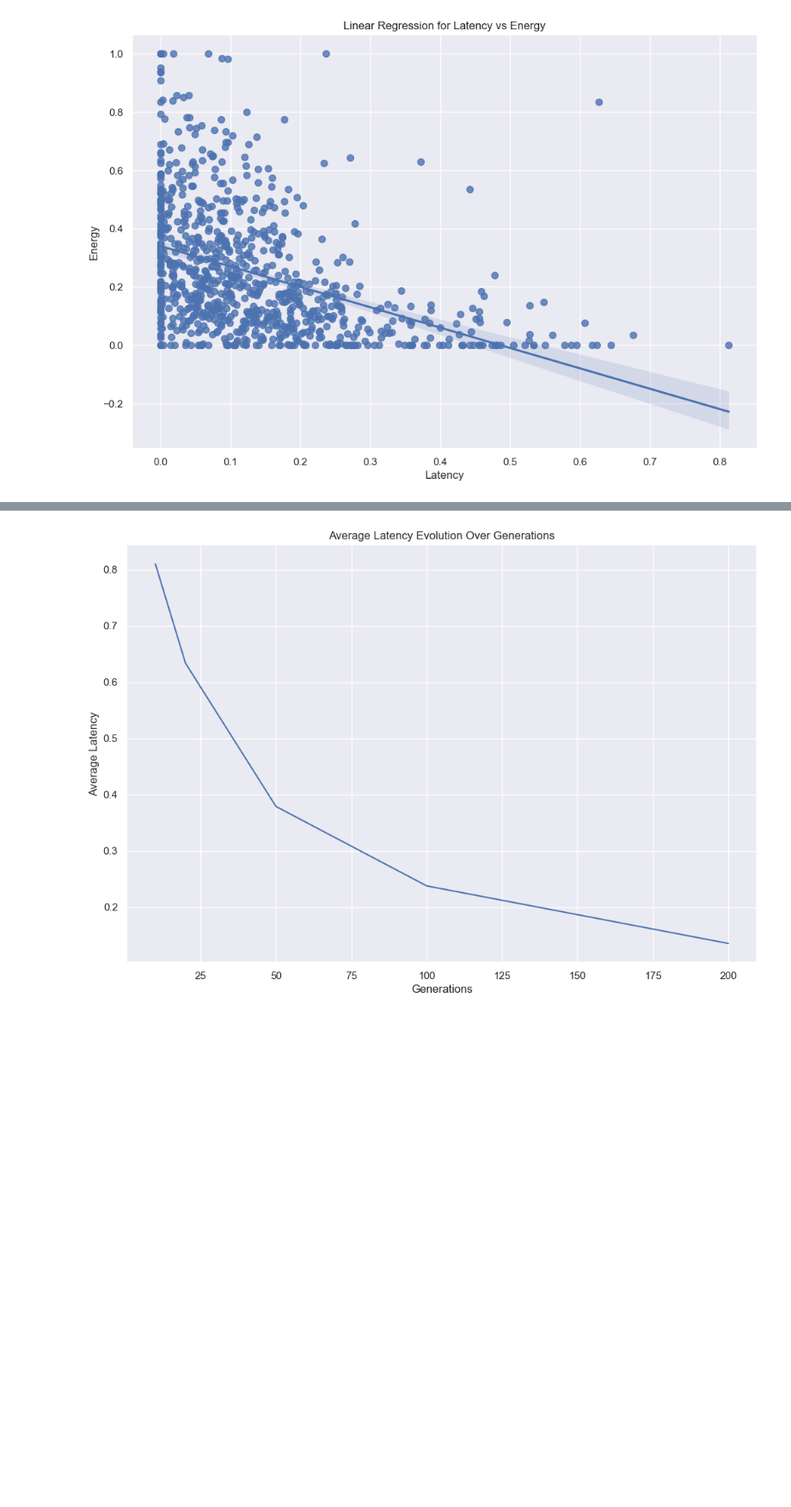
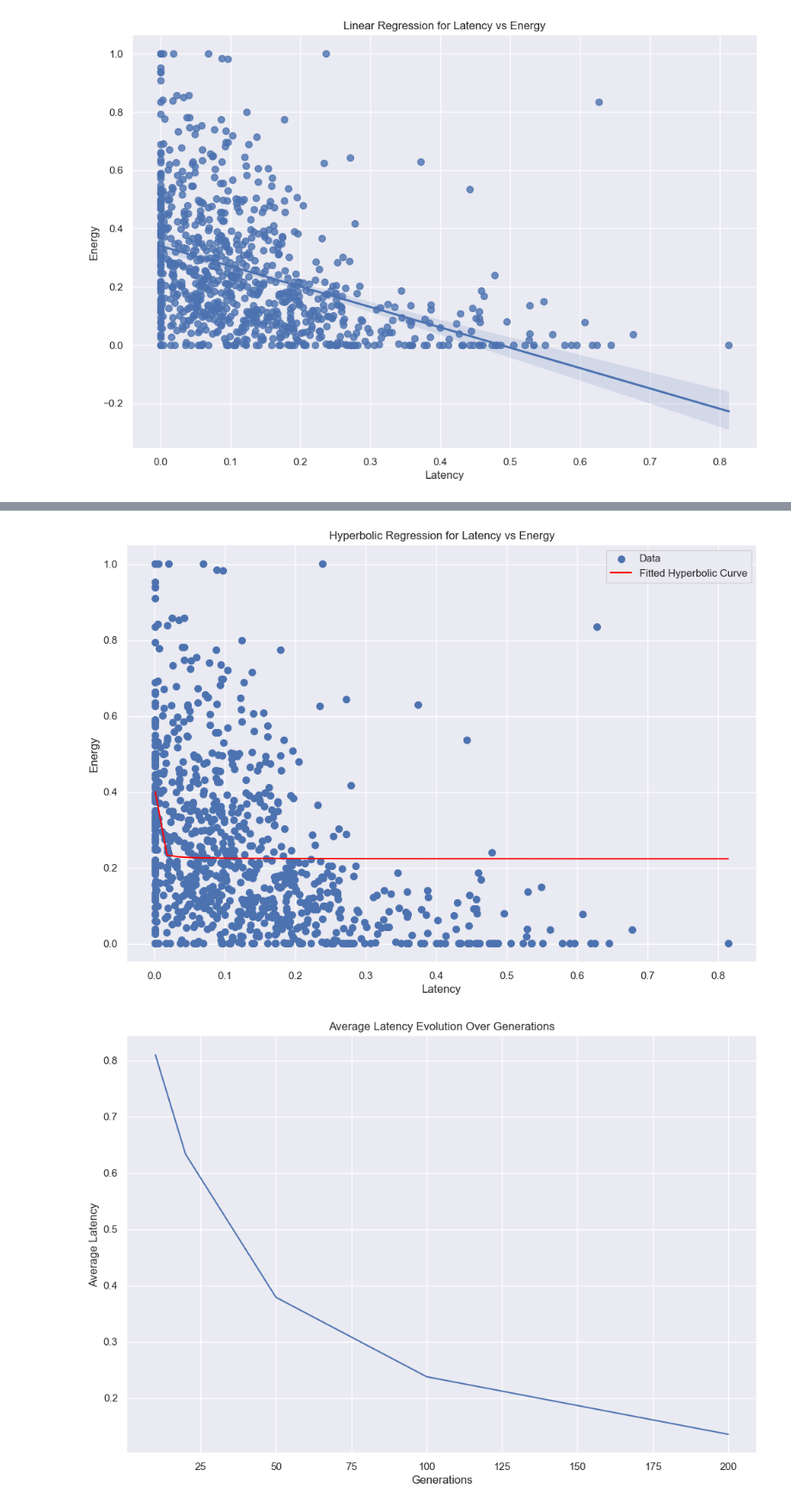
Before and after one commit to mpgallage/computing-continuum-simulator, a Jupyter notebook: analysis.ipynb, the cells around one changed output, grey strips where cells are left out. Shown at 86% size. Saved outputs shown, nothing was run; the diff lists cells and outputs as text; code cells hidden in the pictures; blank space fills up the shorter version.

```diff
--- a/analysis.ipynb
+++ b/analysis.ipynb
@@ -39,3 +56,32 @@ plt.show()
+# %%
+from scipy.optimize import curve_fit
+
+# Define the hyperbolic function for fitting
+def hyperbolic_model(x, b, c):
+    return b / x + c
+
+# Extracting the data for fitting
+x_data = gen_200_data['latency'] + delta
+y_data = gen_200_data['energy'] + delta
+
+# Fit the hyperbolic model to the data
+params, covariance = curve_fit(hyperbolic_model, x_data, y_data, maxfev=10000)
+
+# Generate x values for plotting the fitted curve
+x_fit = np.linspace(min(x_data), max(x_data), 50)
+y_fit = hyperbolic_model(x_fit, params[0], params[1])
+
+# Plotting the data and the fitted hyperbolic curve
+plt.figure(figsize=(12, 8))
+plt.scatter(x_data, y_data, label='Data', s=50)
+plt.plot(x_fit, y_fit, color='red', label='Fitted Hyperbolic Curve')
+plt.title('Hyperbolic Regression for Latency vs Energy')
+plt.xlabel('Latency')
+plt.ylabel('Energy')
+plt.legend()
+plt.show()
+# %% [output]
+[figure, added]
 # %%
 # Calculating the average latency for each generation
 avg_latency_per_generation = data.groupby('generations')['latency'].mean().reset_index()
```
Also changed, not shown: parts of 2 cells of this notebook.
